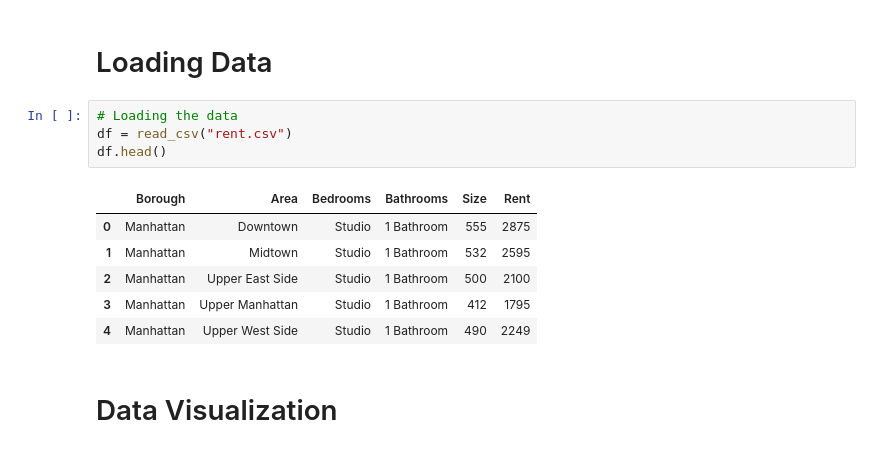
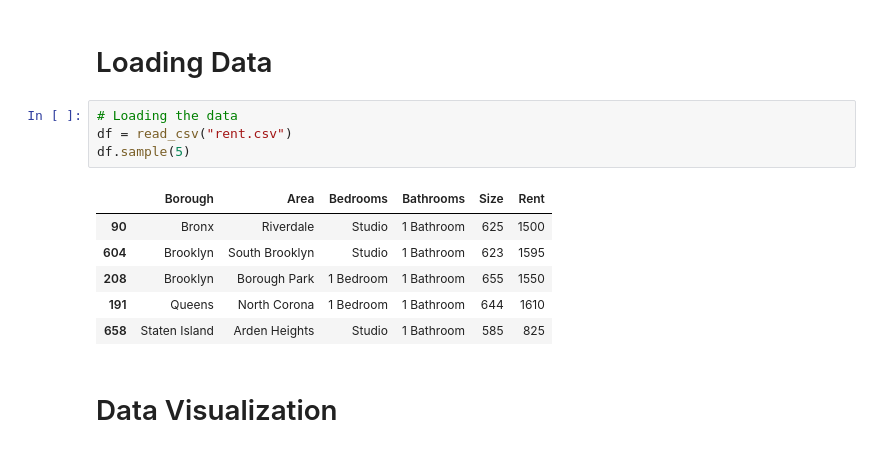
Before and after one commit to AzwadShameem/Rent_Predictor, a Jupyter notebook: data/data.ipynb, the cells around one changed output. Drawn from its saved outputs; the diff is of its cells as text.

```diff
--- a/data/data.ipynb
+++ b/data/data.ipynb
@@ -9,14 +9,14 @@ import matplotlib.pyplot as plt
 # %%
 # Loading the data
 df = read_csv("rent.csv")
-df.head()
+df.sample(5)
 # %% [output]
 |  | Borough | Area | Bedrooms | Bathrooms | Size | Rent |
-| 0 | Manhattan | Downtown | Studio | 1 Bathroom | 555 | 2875 |
-| 1 | Manhattan | Midtown | Studio | 1 Bathroom | 532 | 2595 |
-| 2 | Manhattan | Upper East Side | Studio | 1 Bathroom | 500 | 2100 |
-| 3 | Manhattan | Upper Manhattan | Studio | 1 Bathroom | 412 | 1795 |
-| 4 | Manhattan | Upper West Side | Studio | 1 Bathroom | 490 | 2249 |
+| 90 | Bronx | Riverdale | Studio | 1 Bathroom | 625 | 1500 |
+| 604 | Brooklyn | South Brooklyn | Studio | 1 Bathroom | 623 | 1595 |
+| 208 | Brooklyn | Borough Park | 1 Bedroom | 1 Bathroom | 655 | 1550 |
+| 191 | Queens | North Corona | 1 Bedroom | 1 Bathroom | 644 | 1610 |
+| 658 | Staten Island | Arden Heights | Studio | 1 Bathroom | 585 | 825 |
 # %% [markdown]
 # Data Visualization
 # %%
```
Also changed, not shown: parts of 11 cells of this notebook, 2 other files.
